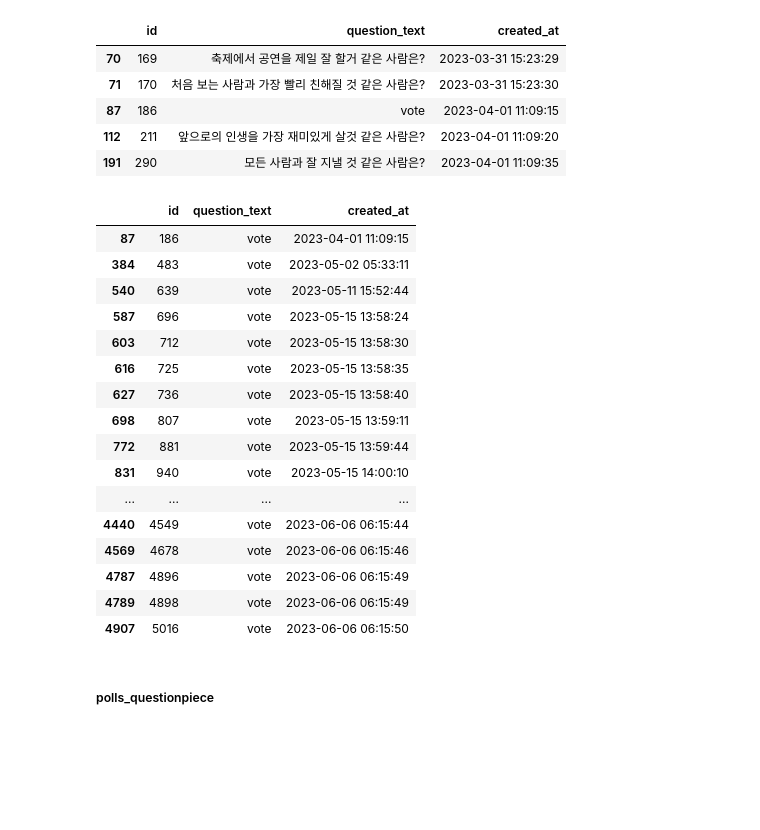
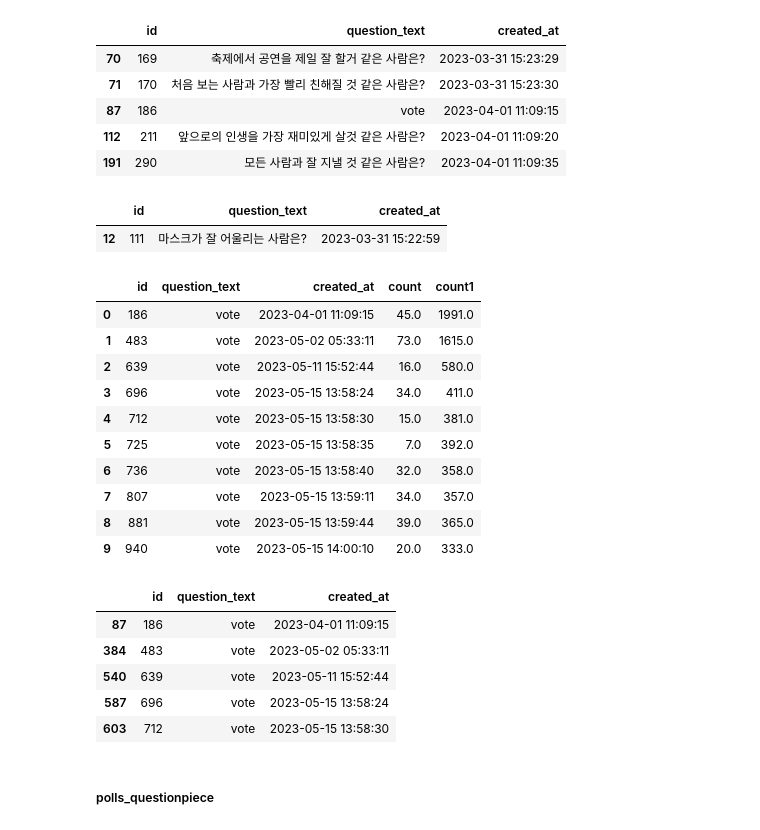
Before and after one commit to goodnews724/sprint_final_project, a Jupyter notebook: notebooks/jaemun.ipynb, the cells around one changed output. Drawn from its saved outputs; the diff is of its cells as text; code cells hidden in the pictures; blank space fills up the shorter version.

```diff
--- a/notebooks/jaemun.ipynb
+++ b/notebooks/jaemun.ipynb
@@ -162,3 +162,8 @@ polls_question.loc[polls_question['id'].isin([170,169,186,211,290])]
 | 87 | 186 | vote | 2023-04-01 11:09:15 |
 | 112 | 211 | 앞으로의 인생을 가장 재미있게 살것 같은 사람은? | 2023-04-01 11:09:20 |
 | 191 | 290 | 모든 사람과 잘 지낼 것 같은 사람은? | 2023-04-01 11:09:35 |
+# %%
+polls_question.loc[polls_question['id']==111]
+# %% [output]
+|  | id | question_text | created_at |
+| 12 | 111 | 마스크가 잘 어울리는 사람은? | 2023-03-31 15:22:59 |
@@ -165,23 +174,26 @@ polls_question.loc[polls_question['id'].isin([170,169,186,211,290])]
+# %%
+pd.merge(df1,piece_count,how='left',on='id').head(10)
+# %% [output]
+|  | id | question_text | created_at | count | count1 |
+| 0 | 186 | vote | 2023-04-01 11:09:15 | 45.0 | 1991.0 |
+| 1 | 483 | vote | 2023-05-02 05:33:11 | 73.0 | 1615.0 |
+| 2 | 639 | vote | 2023-05-11 15:52:44 | 16.0 | 580.0 |
+| 3 | 696 | vote | 2023-05-15 13:58:24 | 34.0 | 411.0 |
+| 4 | 712 | vote | 2023-05-15 13:58:30 | 15.0 | 381.0 |
+| 5 | 725 | vote | 2023-05-15 13:58:35 | 7.0 | 392.0 |
+| 6 | 736 | vote | 2023-05-15 13:58:40 | 32.0 | 358.0 |
+| 7 | 807 | vote | 2023-05-15 13:59:11 | 34.0 | 357.0 |
+| 8 | 881 | vote | 2023-05-15 13:59:44 | 39.0 | 365.0 |
+| 9 | 940 | vote | 2023-05-15 14:00:10 | 20.0 | 333.0 |
 # %%
-polls_question[polls_question['question_text'].str.contains('vote', case=False)]
+polls_question[polls_question['question_text'].str.contains('vote', case=False)].head(5)
 # %% [output]
 |  | id | question_text | created_at |
 | 87 | 186 | vote | 2023-04-01 11:09:15 |
 | 384 | 483 | vote | 2023-05-02 05:33:11 |
 | 540 | 639 | vote | 2023-05-11 15:52:44 |
 | 587 | 696 | vote | 2023-05-15 13:58:24 |
 | 603 | 712 | vote | 2023-05-15 13:58:30 |
-| 616 | 725 | vote | 2023-05-15 13:58:35 |
-| 627 | 736 | vote | 2023-05-15 13:58:40 |
-| 698 | 807 | vote | 2023-05-15 13:59:11 |
-| 772 | 881 | vote | 2023-05-15 13:59:44 |
-| 831 | 940 | vote | 2023-05-15 14:00:10 |
-| ... | ... | ... | ... |
-| 4440 | 4549 | vote | 2023-06-06 06:15:44 |
-| 4569 | 4678 | vote | 2023-06-06 06:15:46 |
-| 4787 | 4896 | vote | 2023-06-06 06:15:49 |
-| 4789 | 4898 | vote | 2023-06-06 06:15:49 |
-| 4907 | 5016 | vote | 2023-06-06 06:15:50 |
 # %% [markdown]
 ##### polls_questionpiece
 # %%
```
Also changed, not shown: parts of 8 cells of this notebook.
